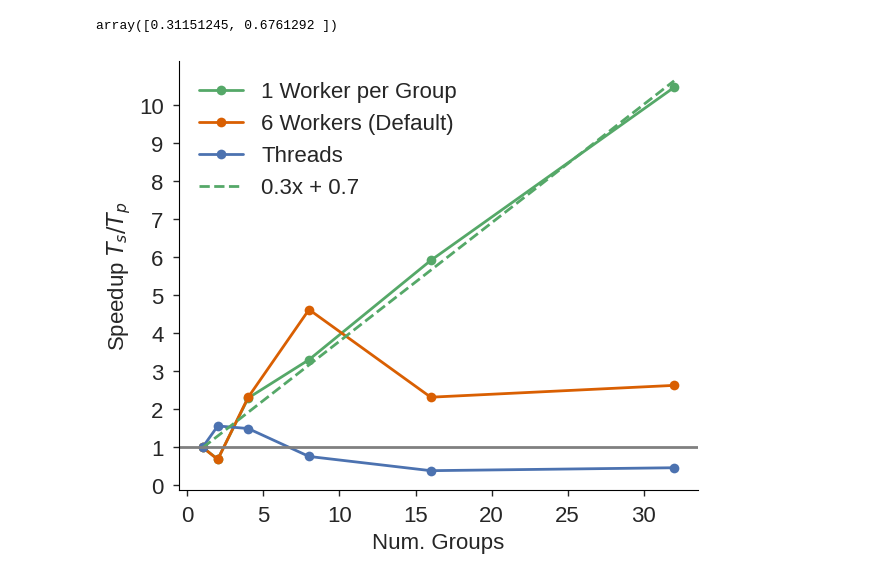
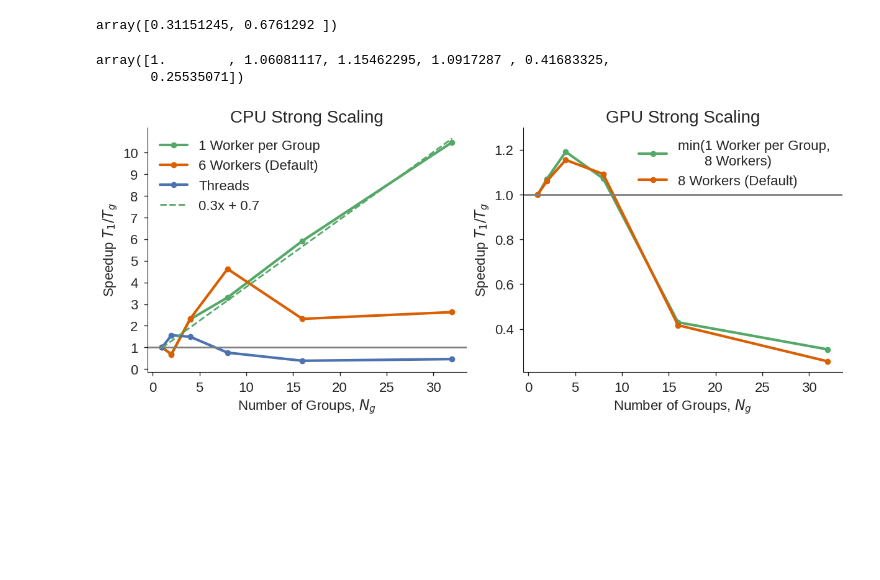
Before and after one commit to timothyas/xesn, a Jupyter notebook: scaling/plot_scaling.ipynb, the cells around one changed output. Drawn from its saved outputs; the diff is of its cells as text; code cells hidden in the pictures; blank space fills up the shorter version.

Commit message:
GPU Scaling (#71)
* gpu scaling 1 worker per group done

* done with gpu tests

* 3 lines not two

```diff
--- a/scaling/plot_scaling.ipynb
+++ b/scaling/plot_scaling.ipynb
@@ -229,3 +261,4 @@ fig.savefig("eager-scaling.pdf", bbox_inches="tight")
 # %%
 eds = ds
+egds = gds
 # %% [markdown]
@@ -237,10 +270,15 @@ tds = ESNTiming(mode="lazy-threaded", proc="gcp-cpu", n_input=(256,), n_reservoi
 tds2 = ESNTiming(mode="lazy-threaded", proc="gcp-cpu", n_input=(256,), n_reservoir=(500,1000,2000,4000,8000), n_x=(2,4,8,16,32,64,128), iter=1)()
 wdds = ESNTiming(mode="lazy-worker-default", proc="gcp-cpu", n_input=(256,), n_reservoir=(500,1000,2000,4000,8000), n_x=(2,4,8,16,32,64,128))()
 wdds2 = ESNTiming(mode="lazy-worker-default", proc="gcp-cpu", n_input=(256,), n_reservoir=(500,1000,2000,4000,8000), n_x=(2,4,8,16,32,64,128), iter=1)()
+# %%
+gds = ESNTiming(mode="lazy", proc="gcp-gpu", n_input=(256,), n_reservoir=(500,1000,2000,4000,8000), n_x=(2,4,8,16,32,64,128))()
+gds2 = ESNTiming(mode="lazy-worker-default", proc="gcp-gpu", n_input=(256,), n_reservoir=(500,1000,2000,4000,8000), n_x=(2,4,8,16,32,64,128))()
 # %%
 wp = [eds.walltime.sel(n_input=256, n_reservoir=16000).values]
 tp = [eds.walltime.sel(n_input=256, n_reservoir=16000).values]
 wdp = [eds.walltime.sel(n_input=256, n_reservoir=16000).values]
+gp = [egds.walltime.sel(n_input=256, n_reservoir=16000).values]
+gp2 = [egds.walltime.sel(n_input=256, n_reservoir=16000).values]
 mdslist = []
 tmdslist = []
 wdmdslist = []
@@ -256,6 +294,8 @@ for n_reservoir, n_x in zip(
     tp.append(walltime)
     walltime = np.mean([x.walltime.sel(n_reservoir=n_reservoir, n_x=n_x).squeeze().values for x in [wdds, wdds2]])
     wdp.append(walltime)
+    gp.append(gds.walltime.sel(n_reservoir=n_reservoir, n_x=n_x).squeeze().values)
+    gp2.append(gds2.walltime.sel(n_reservoir=n_reservoir, n_x=n_x).squeeze().values)
     this_mem = xr.open_dataset(f"{ds.label}/{n_reservoir:05d}nr-256ni-{n_x:02d}nx/memory.nc")
     max_mem = this_mem.training.squeeze().max("delta_t").values
     max_mem = max_mem / (1024 ** 3)
@@ -300,6 +340,8 @@ wdmdslist
 speedup = wp[0]/wp
 threaded_speedup = tp[0]/tp
 default_speedup = wdp[0]/wdp
+gpu_speedup = gp[0]/gp
+gdefault_speedup = gp2[0]/gp2
 # %%
 p = np.polyfit(n_procs, speedup, deg=1)
 pthreaded = np.polyfit(n_procs, threaded_speedup, deg=1)
@@ -312,23 +354,42 @@ array([0.31151245, 0.6761292 ])
 yhat = np.polyval(p, n_procs)
 zhat = np.polyval(pthreaded, n_procs)
 what = np.polyval(pdefault, n_procs)
+# %%
+gdefault_speedup
+# %% [output]
+array([1.        , 1.06081117, 1.15462295, 1.0917287 , 0.41683325,
+       0.25535071])
 # %%
-fig, ax = plt.subplots(figsize=(6,5), constrained_layout=True)
+fig, axs = plt.subplots(1,2,figsize=(12,5), constrained_layout=True)
 n_procs = np.array([1, 2, 4, 8, 16, 32])
-ax.plot(n_procs, speedup, marker="o", label="1 Worker per Group")
-ax.plot(n_procs, default_speedup, marker="o", label="6 Workers (Default)")
-ax.plot(n_procs, threaded_speedup, marker="o", label="Threads")
+ax=axs[0]
+ax.plot(n_procs, speedup, label="1 Worker per Group",**kw)
+ax.plot(n_procs, default_speedup, label="6 Workers (Default)",**kw)
+ax.plot(n_procs, threaded_speedup, label="Threads", **kw)
 ax.plot(n_procs, yhat, color="C0", ls="--", label=f"{p[0]:.1f}x + {p[1]:.1f}")
 ax.axhline(y=1, color="gray")
-plt.legend()
+ax.legend()
 
 ax.set(
-    xlabel=f"Num. Groups",
-    ylabel="Speedup $T_s / T_p$",
-    yticks=np.arange(11)
+    xlabel=f"Number of Groups, $N_g$",
+    ylabel="Speedup $T_1 / T_g$",
+    yticks=np.arange(11),
+    title="CPU Strong Scaling",
 )
+
+ax=axs[1]
+ax.plot(n_procs,gpu_speedup, label=r"min(1 Worker per Group,%s       8 Workers)" % "\n", color="C0", **kw)
+ax.plot(n_procs,gdefault_speedup, label=r"8 Workers (Default)", color="C1", **kw)
+ax.axhline(y=1, color="gray")
+ax.set(
+    xlabel=f"Number of Groups, $N_g$",
+    ylabel="Speedup $T_1 / T_g$",
+    title="GPU Strong Scaling",
+    ylim=[None,1.3],
+)
+ax.legend()
 
 plt.show()
 fig.savefig(f"lazy-scaling.pdf", bbox_inches="tight")
 # %% [output]
-[figure, old version]
+[figure, new version]
```
Also changed, not shown: parts of 9 cells of this notebook, 9 other files.
